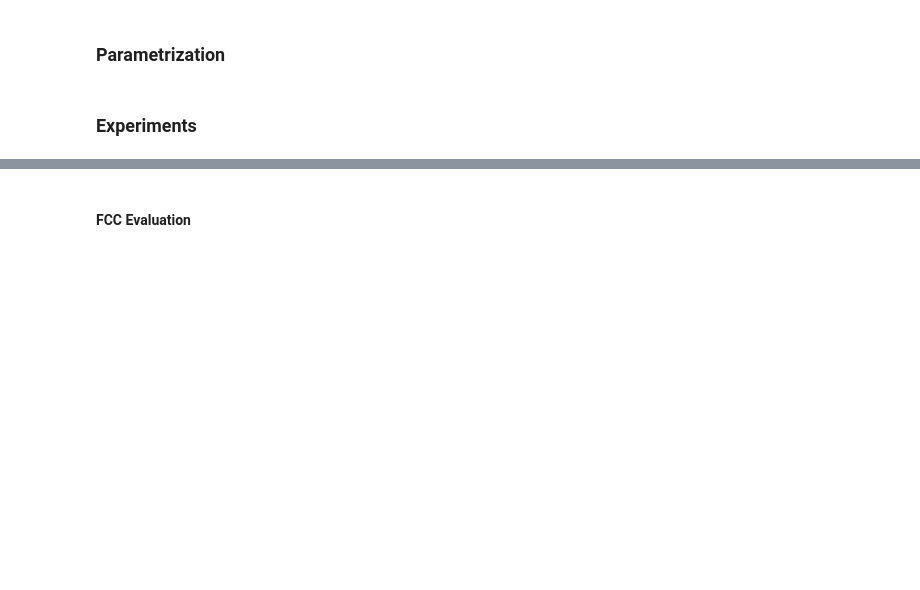
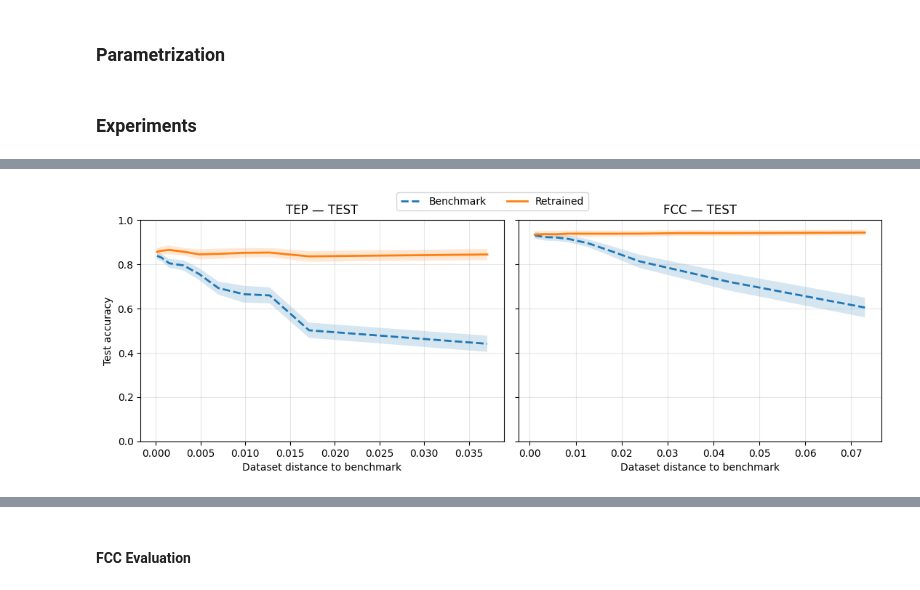
Before and after one commit to GianMan89/ALMA-AFC, a Jupyter notebook: visualization.ipynb, the cells around one changed output, grey strips where cells are left out. Saved outputs shown, nothing was run; the diff lists cells and outputs as text; code cells hidden in the pictures; blank space fills up the shorter version.

Commit message:
Update: new evaluation results examined

```diff
--- a/visualization.ipynb
+++ b/visualization.ipynb
@@ -271,0 +566,4 @@ models_to_evaluate = [
+# %%
+plot_compact(results_dir="results", datasets=(["tep", "fcc"]), split="test", nbins=10, y_lim=(0,1))
+# %% [output]
+[figure, added]
```
Also changed, not shown: parts of 12 cells of this notebook.
